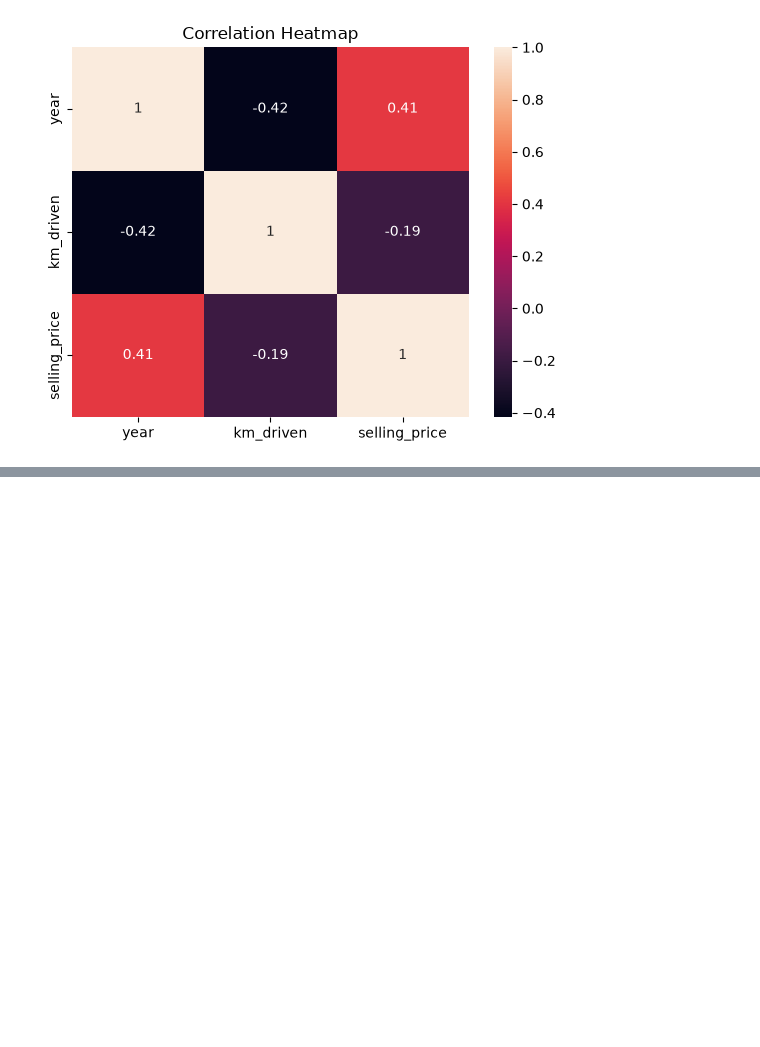
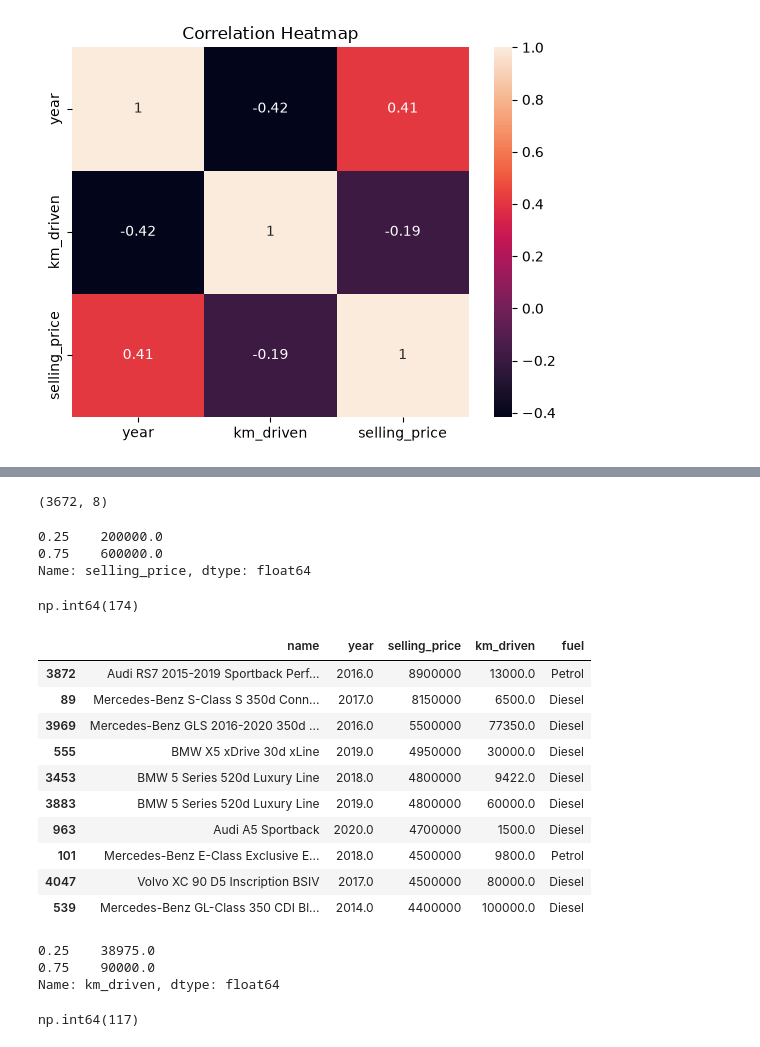
Before and after one commit to YounessAitJamaa/car-price-prediction, a Jupyter notebook: notebooks/01_eda.ipynb, the cells around one changed output, grey strips where cells are left out. Saved outputs shown, nothing was run; the diff lists cells and outputs as text; code cells hidden in the pictures; blank space fills up the shorter version.

```diff
--- a/notebooks/01_eda.ipynb
+++ b/notebooks/01_eda.ipynb
@@ -205,0 +248,6 @@ plt.show()
+# %%
+df['year'] = df['year'].fillna(2014)
+df['km_driven'] = df['km_driven'].fillna(60000)
+
+
+df.isna().sum()
@@ -205,0 +264,7 @@ plt.show()
+# %%
+df["fuel"] = df["fuel"].fillna("Diesel")
+df["seller_type"] = df["seller_type"].fillna("Individual")
+df["owner"] = df["owner"].fillna("First Owner")
+
+
+df.isna().sum()
@@ -205,0 +301,42 @@ plt.show()
+# %%
+df = df.drop_duplicates()
+
+df.shape
+# %% [output]
+(3672, 8)
+# %%
+df['selling_price'].quantile([0.25, 0.75])
+# %% [output]
+0.25    200000.0
+0.75    600000.0
+Name: selling_price, dtype: float64
+# %%
+(df['selling_price'] > 1_200_000).sum()
+# %% [output]
+np.int64(174)
+# %%
+df[df['selling_price'] > 1_200_000][
+    ['name', 'year', 'selling_price', 'km_driven', 'fuel']
+].sort_values('selling_price', ascending=False).head(10)
+# %% [output]
+|  | name | year | selling_price | km_driven | fuel |
+| 3872 | Audi RS7 2015-2019 Sportback Perf... | 2016.0 | 8900000 | 13000.0 | Petrol |
+| 89 | Mercedes-Benz S-Class S 350d Conn... | 2017.0 | 8150000 | 6500.0 | Diesel |
+| 3969 | Mercedes-Benz GLS 2016-2020 350d ... | 2016.0 | 5500000 | 77350.0 | Diesel |
+| 555 | BMW X5 xDrive 30d xLine | 2019.0 | 4950000 | 30000.0 | Diesel |
+| 3453 | BMW 5 Series 520d Luxury Line | 2018.0 | 4800000 | 9422.0 | Diesel |
+| 3883 | BMW 5 Series 520d Luxury Line | 2019.0 | 4800000 | 60000.0 | Diesel |
+| 963 | Audi A5 Sportback | 2020.0 | 4700000 | 1500.0 | Diesel |
+| 101 | Mercedes-Benz E-Class Exclusive E... | 2018.0 | 4500000 | 9800.0 | Petrol |
+| 4047 | Volvo XC 90 D5 Inscription BSIV | 2017.0 | 4500000 | 80000.0 | Diesel |
+| 539 | Mercedes-Benz GL-Class 350 CDI Bl... | 2014.0 | 4400000 | 100000.0 | Diesel |
+# %%
+df['km_driven'].quantile([0.25, 0.75])
+# %% [output]
+0.25    38975.0
+0.75    90000.0
+Name: km_driven, dtype: float64
+# %%
+(df['km_driven'] > 166_537.5).sum()
+# %% [output]
+np.int64(117)
```
Also changed, not shown: parts of 14 cells of this notebook.
